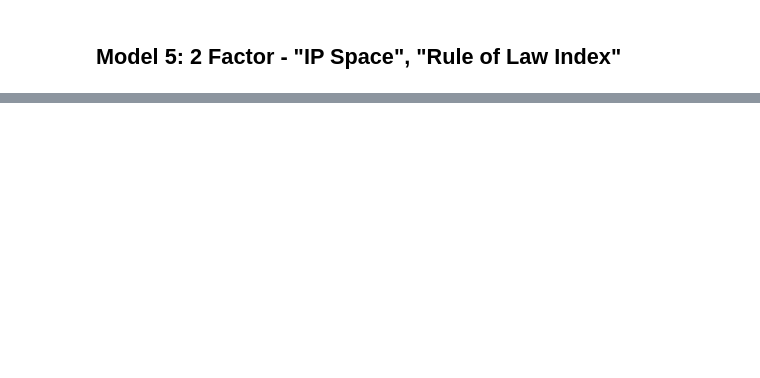
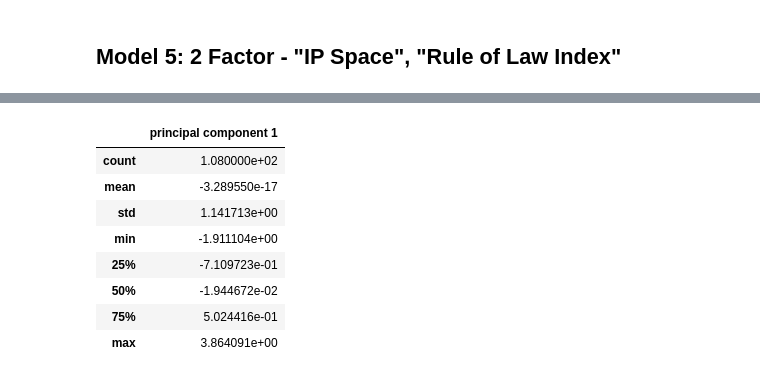
Before and after one commit to tderoon/Cybereconomicsgroup4, a Jupyter notebook: factor analysis.ipynb, the cells around one changed output, grey strips where cells are left out. Saved outputs shown, nothing was run; the diff lists cells and outputs as text; code cells hidden in the pictures; blank space fills up the shorter version.

```diff
--- a/factor analysis.ipynb
+++ b/factor analysis.ipynb
@@ -577,0 +643,12 @@ Explained Variance (Pseudo-R2) =  0.6855062159236578
+# %%
+principalDf.describe()
+# %% [output]
+|  | principal component 1 |
+| count | 1.080000e+02 |
+| mean | -3.289550e-17 |
+| std | 1.141713e+00 |
+| min | -1.911104e+00 |
+| 25% | -7.109723e-01 |
+| 50% | -1.944672e-02 |
+| 75% | 5.024416e-01 |
+| max | 3.864091e+00 |
```
Also changed, not shown: parts of 15 cells of this notebook, 2 other files.
